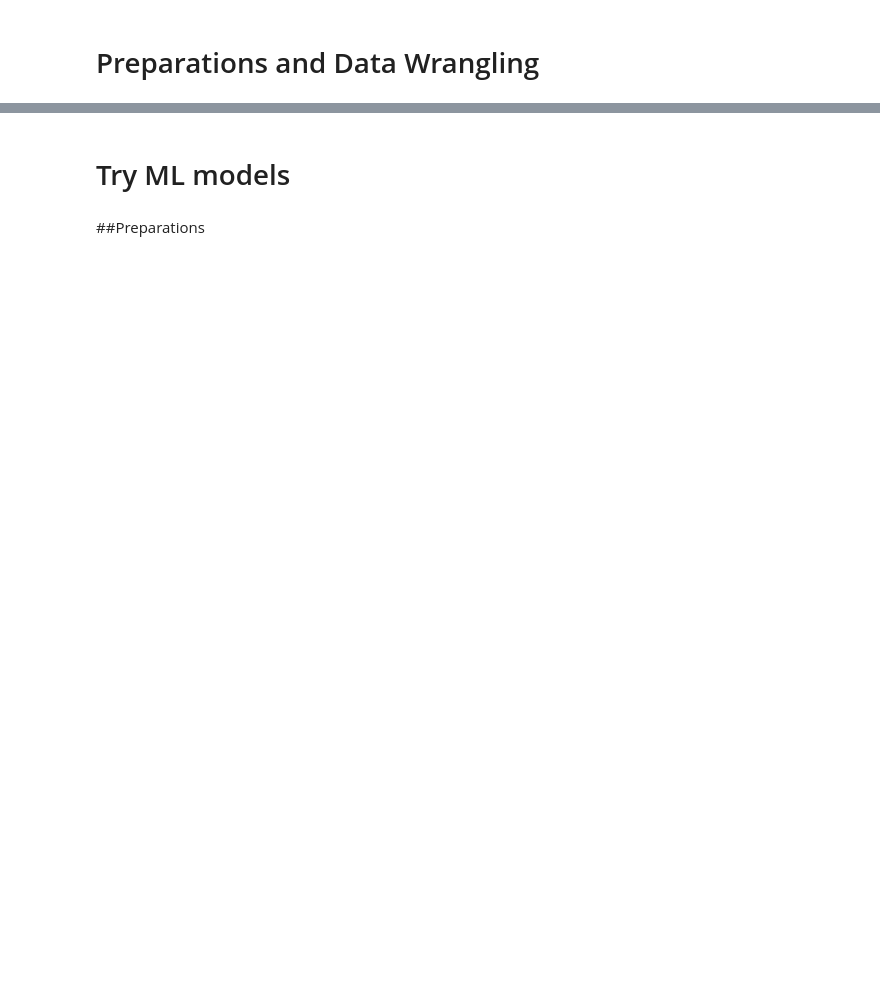
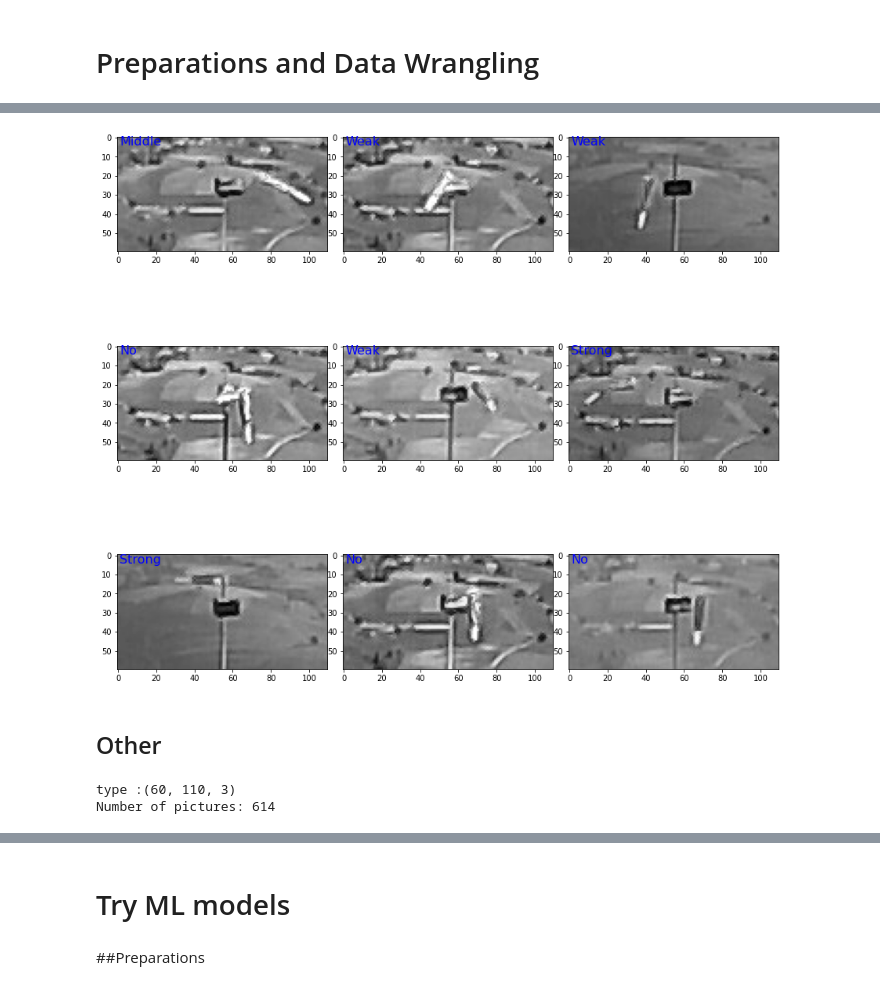
Before and after one commit to jonasbuechi/moentschele_project, a Jupyter notebook: scripts/modeling_Colab.ipynb, the cells around one changed output, grey strips where cells are left out. Saved outputs shown, nothing was run; the diff lists cells and outputs as text; code cells hidden in the pictures; blank space fills up the shorter version.

```diff
--- a/scripts/modeling_Colab.ipynb
+++ b/scripts/modeling_Colab.ipynb
@@ -12,6 +15,7 @@ from IPython.display import clear_output
 # %%
 #Define wind force class names
-wind_force_class_names = {0:"No wind",1:"Weak wind force",2:"Middle wind force",3:"Strong wind force"}
+wind_force_class_names = ["No wind","Weak wind force","Middle wind force","Strong wind force"]
+wind_force_class_names_short = ["No","Weak","Middle","Strong"]
 # %%
 # fun to crop img
 def fn_crop_image(img_array, y_start, x_start):
@@ -64,9 +129,30 @@ create_training_data()
+# %%
+#Check examples:
+n = 3
+fig, ax = plt.subplots(n, n, figsize=(4*n, 4*n))
+ax = [ax_xy for ax_y in ax for ax_xy in ax_y]
+np.random.seed(7)
+for axi, im_idx in zip(ax, np.random.choice(len(np_images), n**2)):
+  im = np_images[im_idx]
+  im_class = wind_force_class_names_short[np_labels[im_idx]]
+  axi.imshow(im[:,:,0], cmap='gray')
+  axi.text(1, 4, f'{im_class}', color='b', size=16)
+  axi.grid(False)
+plt.tight_layout(0,0,0)
+plt.show()
+# %% [output]
+[figure, added]
+# %% [markdown]
+## Other
 # %%
-#Aufbau Liste (nur zum Verständnis)
-#training_data[0] --> Liste (Bildinfos plus Label fürs Erste Bild)
-#training_data[0][0] --> numpy.ndarray für Bildinfos erstes Bild
-#traninng_data[0][0].shape --> (80, 110, 3) (Shape des Bildes vgl. fn_crop_image)
+#Understand training_data
+#training_data[0] --> List (Image pixels plus label for the first image)
+#training_data[0][0] --> numpy.ndarray for image pixels for first image.
+#traninng_data[0][0].shape --> (80, 110, 3) (Shape of first image --> compare fn_crop_image)
 #training_data[0][1] --> int für Windstärke Label
 
 print(f"type :{training_data[0][0].shape}")
-print(len(training_data))
+print(f"Number of pictures: {len(training_data)}")
+# %% [output]
+type :(60, 110, 3)
+Number of pictures: 614
```
Also changed, not shown: parts of 33 cells of this notebook.
